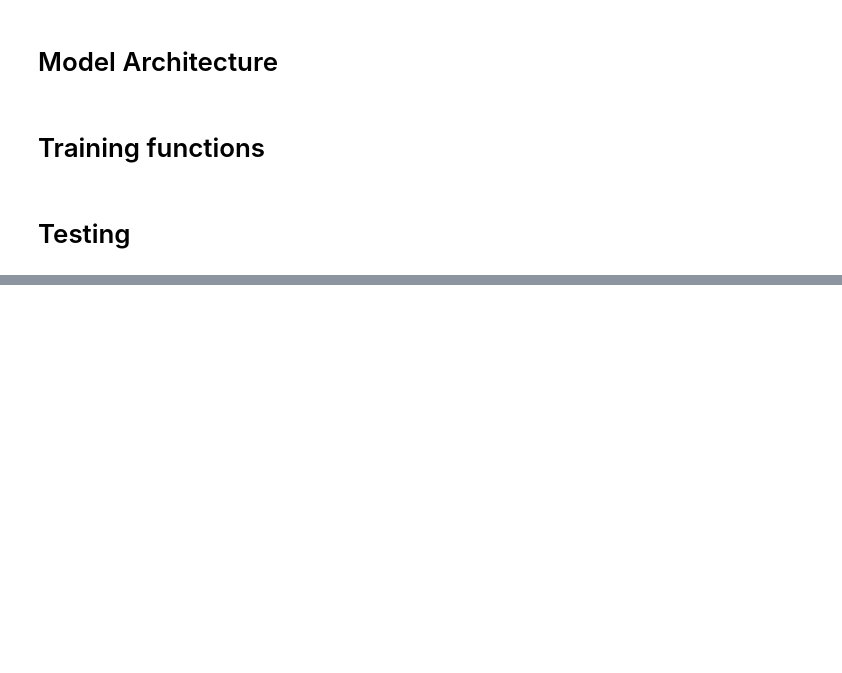
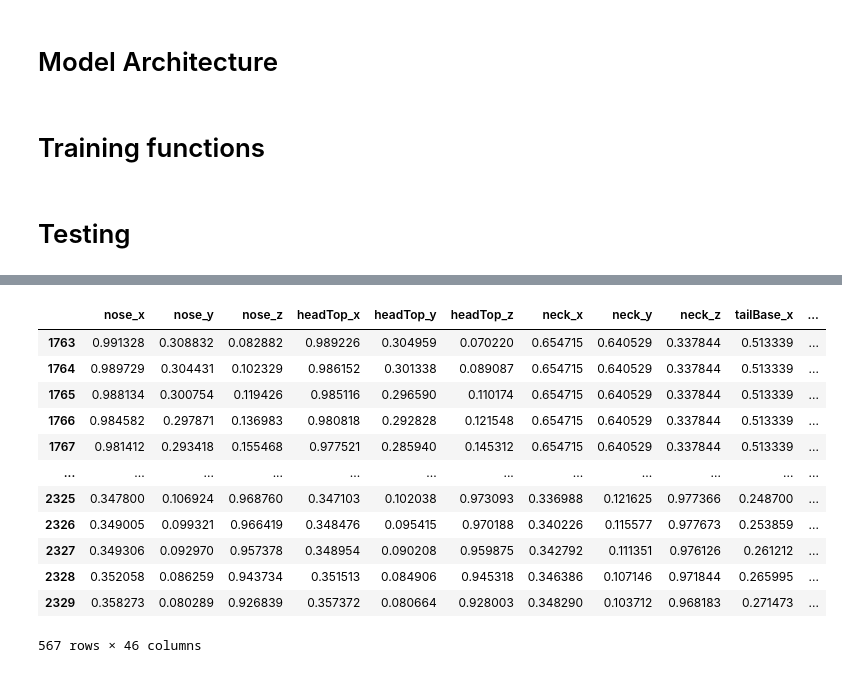
Before and after one commit to KsiezakK/project_2-, a Jupyter notebook: GRUCell.ipynb, the cells around one changed output, grey strips where cells are left out. Cells and saved outputs as stored; diff of their text form; code cells hidden in the pictures; blank space fills up the shorter version.

```diff
--- a/GRUCell.ipynb
+++ b/GRUCell.ipynb
@@ -62,21 +61,23 @@ class MyDataset(Dataset):
         target_tensor = torch.Tensor(target_data)
 
         return input_tensor, target_tensor
+# %%
+shift = 1
+model_name = 's_monkey_1_v2'
+set_values = [5,6]
+labels = ['s_1','s_2','s_3','s_4']
+columns_to_drop = ['lKnee_x','lKnee_y','lKnee_z','lAnkle_x','lAnkle_y','lAnkle_z','rKnee_x','rKnee_y','rKnee_z','rAnkle_x','rAnkle_y','rAnkle_z']
 # %%
 #with scaling
 df_human = pd.read_csv("data_human_filtered.csv")
 df_human = df_human.drop(columns='id')
-
-
-
-
 file = "data_model_v2.csv"
 df = pd.read_csv(file)
 # List of column names to drop
-columns_to_drop = ['lKnee_x','lKnee_y','lKnee_z','lAnkle_x','lAnkle_y','lAnkle_z','rKnee_x','rKnee_y','rKnee_z','rAnkle_x','rAnkle_y','rAnkle_z']
+
 df = df.drop(columns=columns_to_drop)
 # Concatenate the two dataframes vertically (along rows)
-df = pd.concat([df_human,df], axis=1)
+#df = pd.concat([df_human,df], axis=1)
 
 # Reset the index of the concatenated dataframe
 df.reset_index(drop=True, inplace=True)
@@ -100,27 +101,31 @@ columns_to_shift = ['s_1', 's_2', 's_3','s_4']  # List all column names here
 
 # Create shifted columns for each column in the list
 for col in columns_to_shift:
-    new_col_name = col + '_minus_1'
-    scaled_df[new_col_name] = scaled_df[col].shift(1)
-    scaled_df[new_col_name] = scaled_df[new_col_name].fillna(1)  # Fill NaN in the first row with 0
+    new_col_name = col + '_minus_' + str(shift)
+    scaled_df[new_col_name] = scaled_df[col].shift(shift)
+    scaled_df[new_col_name] = scaled_df[new_col_name].fillna(1)  # Fill NaN in the first row with 1
     scaled_df[new_col_name] = scaled_df[new_col_name].astype(int)
 
 #desired_column_order = [col for col in scaled_df.columns if col not in columns_to_shift] + columns_to_shift
 #scaled_df = scaled_df[desired_column_order]
-#selected_columns = ['id', 'trial','s_1_minus_1','s_2_minus_1','s_3_minus_1','s_4_minus_1','s_1','s_2','s_3','s_4']
+#selected_columns = ['id', 'trial','s_1_minus_'+str(shift),'s_2_minus_'+str(shift),'s_3_minus_'+str(shift),'s_4_minus_'+str(shift),'s_1','s_2','s_3','s_4']
 #scaled_df = scaled_df[selected_columns]
-
 # Step 5: Split the data into training and test sets based on the 'trial' column
-train_set = scaled_df[scaled_df['trial'].isin(range(1, 15))].drop(columns=['id', 'trial'])
-test_set = scaled_df[scaled_df['trial']==15].drop(columns=['id', 'trial'])
-val_set = scaled_df[scaled_df['trial']==16].drop(columns=['id', 'trial'])
+train_set = scaled_df[-scaled_df['trial'].isin(set_values)].drop(columns=['id', 'trial'])
+test_set = scaled_df[scaled_df['trial']==set_values[0]].drop(columns=['id', 'trial'])
+val_set = scaled_df[scaled_df['trial']==set_values[1]].drop(columns=['id', 'trial'])
 full_set = scaled_df.drop(columns=['id','trial'])
 
 # split data into x and y
-X_train, y_train = train_set.iloc[:,:-4], train_set.iloc[:,-4:]
-X_test, y_test = test_set.iloc[:,:-4], test_set.iloc[:,-4:]
-X_val, y_val = val_set.iloc[:,:-4], val_set.iloc[:,-4:]
-X, y = full_set.iloc[:,:-4], full_set.iloc[:,-4:]
+X_train, y_train = train_set.drop(columns=labels), train_set[labels]
+X_test, y_test = test_set.drop(columns=labels), test_set[labels]
+X_val, y_val = val_set.drop(columns=labels), val_set[labels]
+X, y = full_set.drop(columns=labels), full_set[labels]
+
+#X_train, y_train = train_set.iloc[:,:-4], train_set.iloc[:,-4:]
+#X_test, y_test = test_set.iloc[:,:-4], test_set.iloc[:,-4:]
+#X_val, y_val = val_set.iloc[:,:-4], val_set.iloc[:,-4:]
+#X, y = full_set.iloc[:,:-4], full_set.iloc[:,-4:]
 
 # Create custom datasets for training, validation, and testing
 full_dataset = MyDataset(torch.tensor(X.values), torch.tensor(y.values))
@@ -641,0 +623,16 @@ array([ 0,  1,  2,  3,  4,  5,  6,  7,  8,  9, 10, 11, 12, 13, 14, 15, 16,
+# %%
+X_val
+# %% [output]
+|  | nose_x | nose_y | nose_z | headTop_x | headTop_y | headTop_z | neck_x | neck_y | neck_z | tailBase_x | ... |
+| 1763 | 0.991328 | 0.308832 | 0.082882 | 0.989226 | 0.304959 | 0.070220 | 0.654715 | 0.640529 | 0.337844 | 0.513339 | ... |
+| 1764 | 0.989729 | 0.304431 | 0.102329 | 0.986152 | 0.301338 | 0.089087 | 0.654715 | 0.640529 | 0.337844 | 0.513339 | ... |
+| 1765 | 0.988134 | 0.300754 | 0.119426 | 0.985116 | 0.296590 | 0.110174 | 0.654715 | 0.640529 | 0.337844 | 0.513339 | ... |
+| 1766 | 0.984582 | 0.297871 | 0.136983 | 0.980818 | 0.292828 | 0.121548 | 0.654715 | 0.640529 | 0.337844 | 0.513339 | ... |
+| 1767 | 0.981412 | 0.293418 | 0.155468 | 0.977521 | 0.285940 | 0.145312 | 0.654715 | 0.640529 | 0.337844 | 0.513339 | ... |
+| ... | ... | ... | ... | ... | ... | ... | ... | ... | ... | ... | ... |
+| 2325 | 0.347800 | 0.106924 | 0.968760 | 0.347103 | 0.102038 | 0.973093 | 0.336988 | 0.121625 | 0.977366 | 0.248700 | ... |
+| 2326 | 0.349005 | 0.099321 | 0.966419 | 0.348476 | 0.095415 | 0.970188 | 0.340226 | 0.115577 | 0.977673 | 0.253859 | ... |
+| 2327 | 0.349306 | 0.092970 | 0.957378 | 0.348954 | 0.090208 | 0.959875 | 0.342792 | 0.111351 | 0.976126 | 0.261212 | ... |
+| 2328 | 0.352058 | 0.086259 | 0.943734 | 0.351513 | 0.084906 | 0.945318 | 0.346386 | 0.107146 | 0.971844 | 0.265995 | ... |
+| 2329 | 0.358273 | 0.080289 | 0.926839 | 0.357372 | 0.080664 | 0.928003 | 0.348290 | 0.103712 | 0.968183 | 0.271473 | ... |
+567 rows × 46 columns
```
Also changed, not shown: parts of 33 cells of this notebook, 6 other files.
